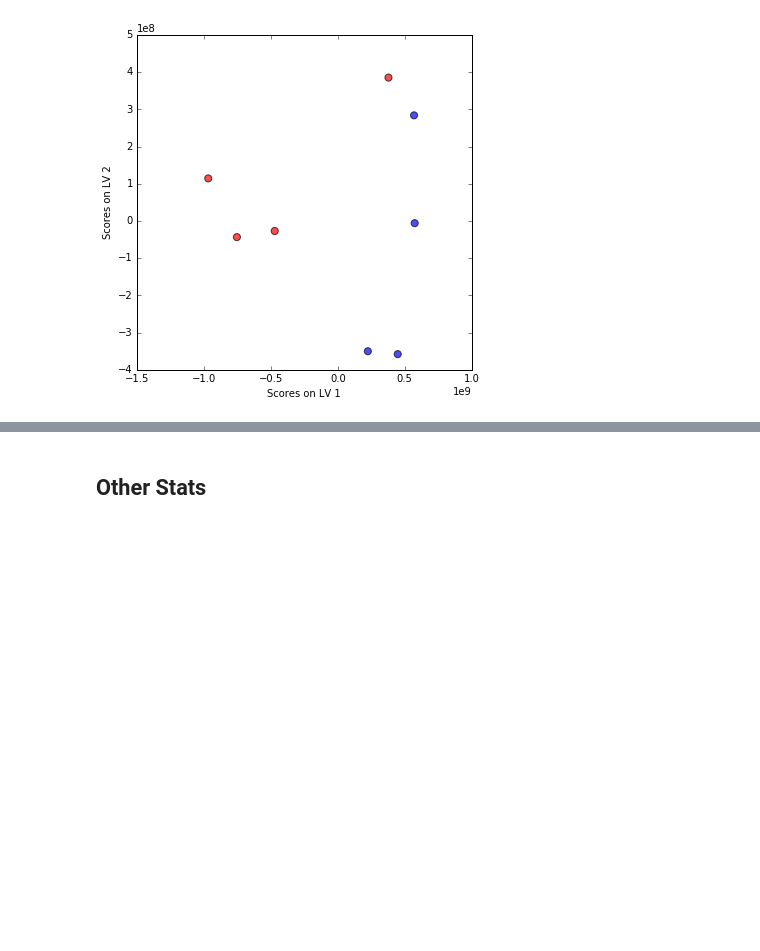
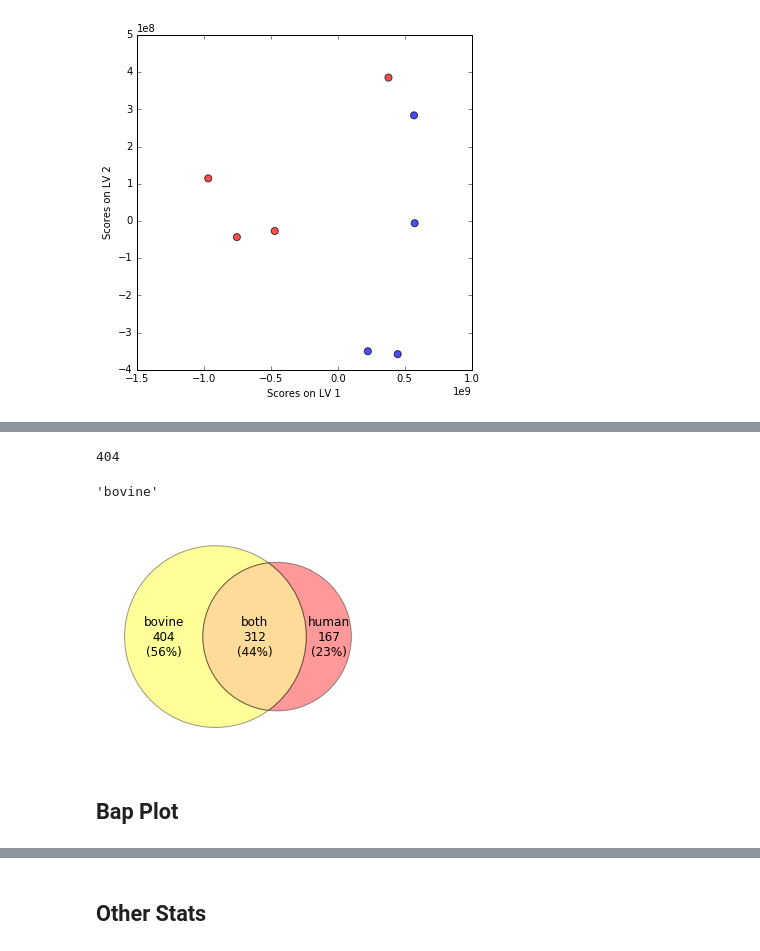
Before and after one commit to lemaslab/rump, a Jupyter notebook: nbs/blank_subtraction.ipynb, the cells around one changed output, grey strips where cells are left out. Drawn from its saved outputs; the diff is of its cells as text; code cells hidden in the pictures; blank space fills up the shorter version.

Commit message:
add bar plot and venn diagram, as well as optimizing code

```diff
--- a/nbs/blank_subtraction.ipynb
+++ b/nbs/blank_subtraction.ipynb
@@ -104,3 +118,5 @@ data['fold_change'] = data.apply(lambda row: fold_change(row, "group1_mean", "gr
+# %%
+data['log2_fold_change' + "(" + str(group1_name) + " versus " + str(group2_name) + ")"] = np.log2(data[str(group1_name) + "_mean"]/data[str(group2_name) + "_mean"])
 # %%
 data['p_value'] = data.apply(lambda row: add_pvalue(row, group1_columns, group2_columns), axis = 1)
 # %%
@@ -430,0 +460,51 @@ ax.set_ylabel('Scores on LV 2')
+# %%
+len(data[(data.group1_selected) == True & (data.group2_selected == False)])
+# %% [output]
+404
+# %%
+group1_name
+# %% [output]
+'bovine'
+# %%
+only_group1 = data[(data[str(group1_name) + "_selected"]) == True & (data[str(group2_name) + "_selected"] == False)]
+# %%
+only_group2 = data[(data[str(group1_name) + "_selected"]) == False & (data[str(group2_name) + "_selected"] == True)]
+# %%
+both = data[(data[str(group1_name) + "_selected"]) == True & (data[str(group2_name) + "_selected"] == True)]
+# %%
+# df = pd.DataFrame({'Product': ['Only cheese', 'Only red wine', 'Both'],
+#                    'NbClient': [900, 1200, 400]},
+#                   columns = ['Product', 'NbClient'])
+
+v2 = venn2(subsets = {'10': len(only_group1),
+                      '01': len(only_group2),
+                      '11': len(both)},
+           set_labels=('', ''))
+v2.get_patch_by_id('10').set_color('yellow')
+v2.get_patch_by_id('01').set_color('red')
+v2.get_patch_by_id('11').set_color('orange')
+
+v2.get_patch_by_id('10').set_edgecolor('black')
+v2.get_patch_by_id('01').set_edgecolor('black')
+v2.get_patch_by_id('11').set_edgecolor('black')
+
+v2.get_label_by_id('10').set_text('%s\n%d\n(%.0f%%)' % (group1_name,
+                                                        len(only_group1),
+                                                        len(only_group1)*100/len(data)))
+
+v2.get_label_by_id('01').set_text('%s\n%d\n(%.0f%%)' % (group2_name,
+                                                        len(only_group2),
+                                                        len(only_group2)*100/len(data)))
+
+v2.get_label_by_id('11').set_text('%s\n%d\n(%.0f%%)' % ("both",
+                                                        len(both),
+                                                        len(both)*100/len(data)))
+
+for text in v2.subset_labels:
+    text.set_fontsize(12)
+
+plt.show()
+# %% [output]
+[figure, added]
+# %% [markdown]
+## Bap Plot
```
Also changed, not shown: parts of 15 cells of this notebook, 12 other files.
